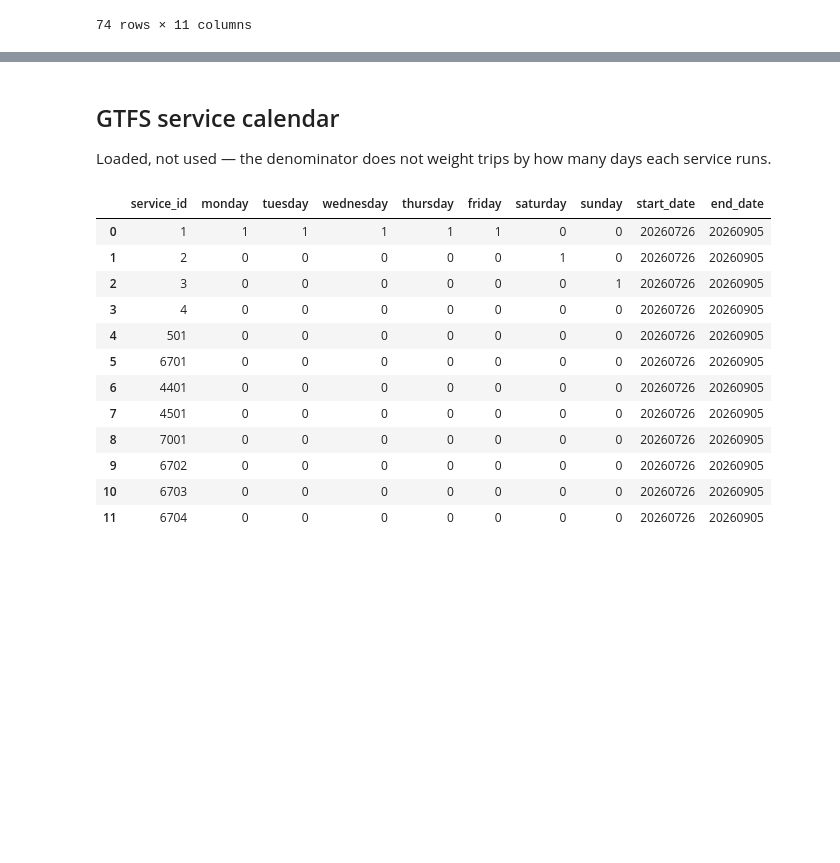
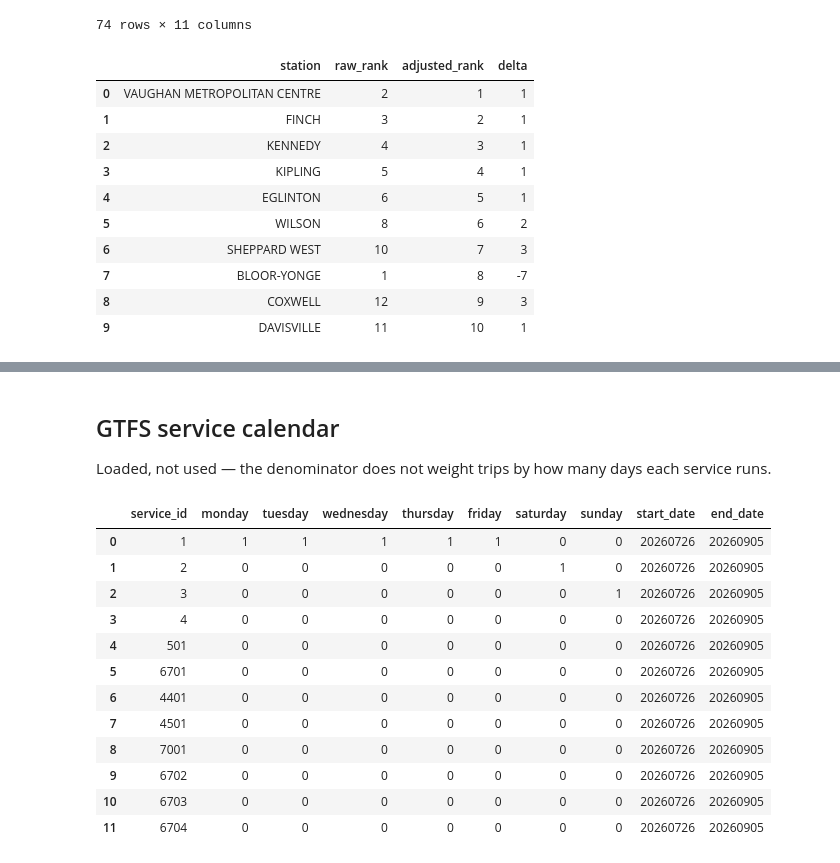
Before and after one commit to DevAwol/TTCdelay, a Jupyter notebook: explore.ipynb, the cells around one changed output, grey strips where cells are left out. Saved outputs shown, nothing was run; the diff lists cells and outputs as text; code cells hidden in the pictures; blank space fills up the shorter version.

```diff
--- a/explore.ipynb
+++ b/explore.ipynb
@@ -889,3 +860,48 @@ con.sql("""
 | 72 | YORK UNIVERSITY | 0.126277 | 272 | 1802.0 | 6.625000 | 5.0 | 17.45 | 1 | 73 | ... |
 | 73 | BESSARION | 0.125711 | 221 | 1566.0 | 7.085973 | 5.0 | 16.00 | 4 | 74 | ... |
 74 rows × 11 columns
+# %%
+con.sql("""
+CREATE OR REPLACE TABLE station_unreliability_2018_merged AS
+    WITH
+    s1 AS (
+        SELECT station,
+            COUNT("Min Delay") AS delays,
+            SUM("Min Delay") AS total_delay,
+            AVG("Min Delay") AS avg_delay,
+            PERCENTILE_CONT(0.5) WITHIN GROUP (ORDER BY "Min Delay") AS p50,
+            PERCENTILE_CONT(0.95) WITHIN GROUP (ORDER BY "Min Delay") AS p95
+        FROM clean_delays
+        WHERE "Min Delay" > 0 AND Timestamp >= '2018-01-01'
+        GROUP BY station),
+    s2 AS (
+        SELECT station, SUM(scheduled_trips) AS scheduled_trips
+        FROM station_trips_clean
+        GROUP BY station)
+    SELECT t1.station,
+        delays / scheduled_trips AS delay_rate,
+        delays, total_delay, avg_delay, p50, p95, scheduled_trips,
+        RANK() OVER (ORDER BY delays / scheduled_trips DESC) AS adjusted_rank,
+        RANK() OVER (ORDER BY delays DESC) AS raw_rank
+    FROM s1 t1
+    JOIN s2 t2 ON t1.station = t2.station
+""")
+
+con.sql("""
+    SELECT station, raw_rank, adjusted_rank, raw_rank - adjusted_rank AS delta
+    FROM station_unreliability_2018_merged
+    ORDER BY adjusted_rank
+    LIMIT 10
+""").df()
+# %% [output]
+|  | station | raw_rank | adjusted_rank | delta |
+| 0 | VAUGHAN METROPOLITAN CENTRE | 2 | 1 | 1 |
+| 1 | FINCH | 3 | 2 | 1 |
+| 2 | KENNEDY | 4 | 3 | 1 |
+| 3 | KIPLING | 5 | 4 | 1 |
+| 4 | EGLINTON | 6 | 5 | 1 |
+| 5 | WILSON | 8 | 6 | 2 |
+| 6 | SHEPPARD WEST | 10 | 7 | 3 |
+| 7 | BLOOR-YONGE | 1 | 8 | -7 |
+| 8 | COXWELL | 12 | 9 | 3 |
+| 9 | DAVISVILLE | 11 | 10 | 1 |
```
Also changed, not shown: parts of 14 cells of this notebook.
